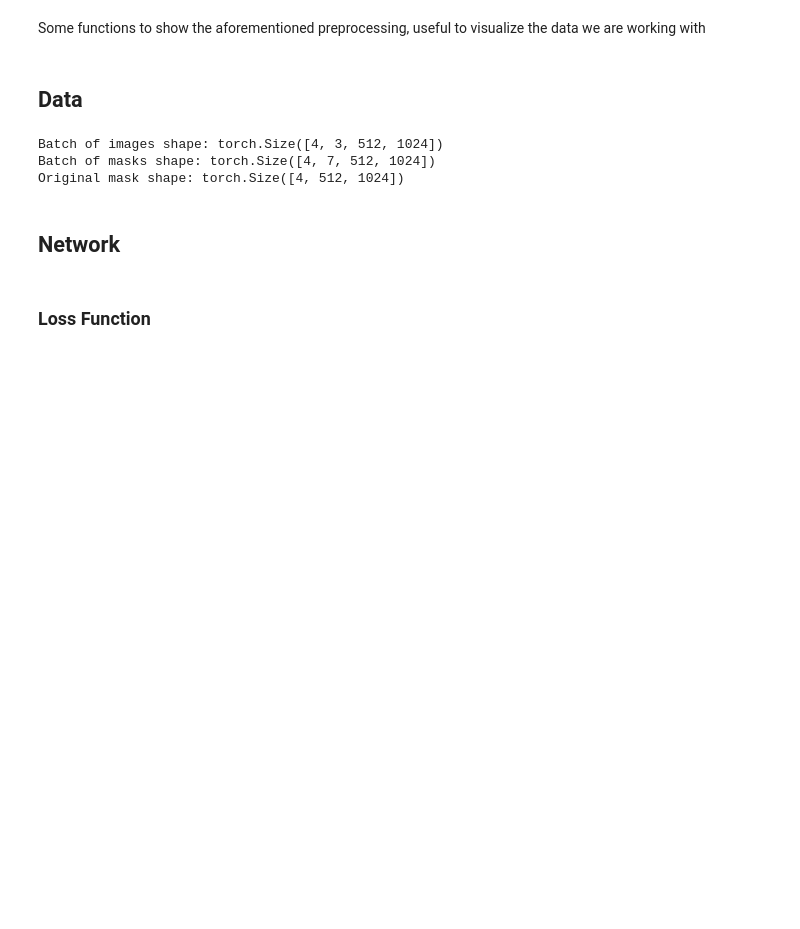
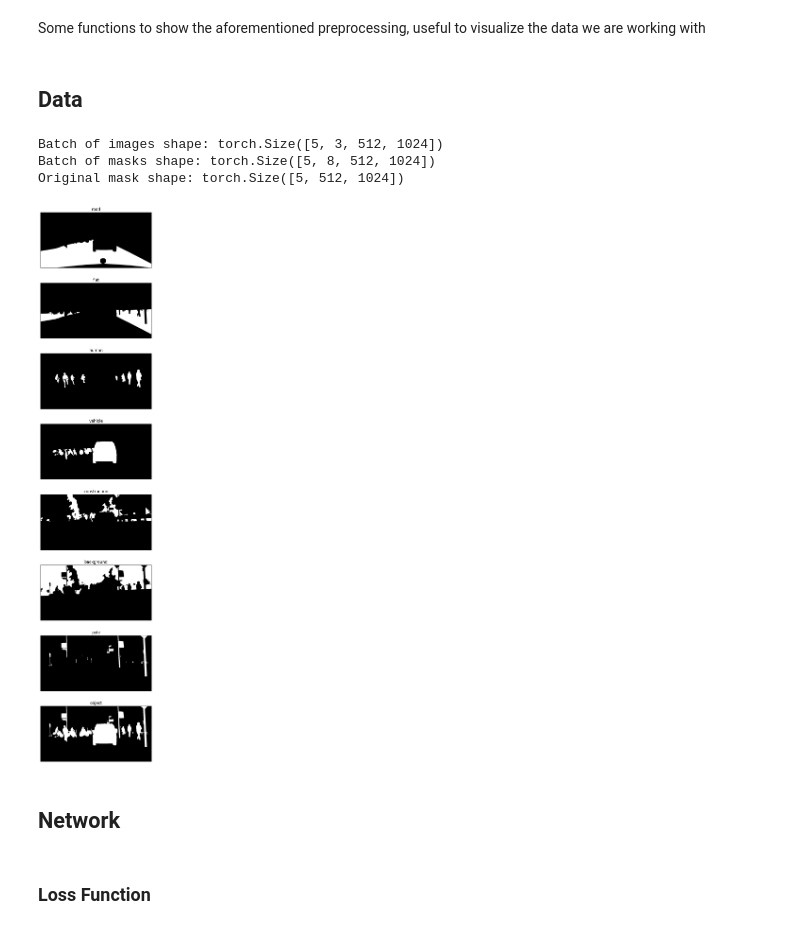
Before and after one commit to DaniPet02/CV-hw, a Jupyter notebook: src/model.ipynb, the cells around one changed output. Cells and saved outputs as stored; diff of their text form; code cells hidden in the pictures; blank space fills up the shorter version.

Commit message:
Updated the macro classes

```diff
--- a/src/model.ipynb
+++ b/src/model.ipynb
@@ -56,7 +56,8 @@ MACRO_CLASSES = {
     "vehicle": 3,
     "construction": 4,
     "background": 5,
-    "object": 6,  # auxiliary objectness channel
+    "pole": 6,
+    "object": 7,  # auxiliary objectness channel
 }
 
 # Map from original label ID to (macro class or None, is_object)   [None is only for the poles and traffic signs and lights]
@@ -66,9 +67,9 @@ CLASS_MAPPING = {
     11: ("construction", False), # building
     12: ("construction", False), # wall
     13: ("construction", False), # fence
-    17: ("construction", True),  # pole
-    19: ("construction", True),  # traffic sign
-    20: ("construction", True),  # traffic light
+    17: ("pole", True),  # pole
+    19: ("pole", True),  # traffic sign
+    20: ("pole", True),  # traffic light
     21: ("background", False), # vegetation
     22: ("flat", False), # terrain
     23: ("background", False), # sky
@@ -235,8 +236,8 @@ if not is_fixed:
 
 With these functions, we convert labels and images from the dataset into PyTorch tensors, in order to feed them to the network and begin the training process
 # %%
-# Prepare a mapping from original labels to macro class index (0 to 6)
-# For original labels mapped to None macro class (like poles, signs, lights), only 'object' class (6) will be set.
+# Prepare a mapping from original labels to macro class index (0 to 7)
+# For original labels mapped to None macro class (like poles, signs, lights), only 'object' class (7) will be set.
 
 LABEL_TO_MACRO_IDX = {}
 
@@ -250,16 +251,16 @@ for original_id, (macro_class, is_object) in CLASS_MAPPING.items():
 
 def convert_label_to_multilabel_one_hot(label, dataset):
     """
-    Converts 2D label mask [H, W] with Cityscapes original IDs into a multi-label one-hot encoding tensor [7, H, W].
-    The last channel (index 6) corresponds to the 'object' auxiliary channel.
+    Converts 2D label mask [H, W] with Cityscapes original IDs into a multi-label one-hot encoding tensor [8, H, W].
+    The last channel (index 7) corresponds to the 'object' auxiliary channel.
     """
 
     # Get the spatial dimensions of the label mask
     height, width = label.shape
 
-    # Initialize the output tensor with 7 channels (macro-classes), filled with zeros.
+    # Initialize the output tensor with 8 channels (macro-classes), filled with zeros.
     # Each channel corresponds to a macro-class.
-    multilabel = torch.zeros((7, height, width), dtype=torch.float32)
+    multilabel = torch.zeros((8, height, width), dtype=torch.float32)
 
     if dataset == "cityscapes":
         # Iterate over each original class ID defined in the CLASS_MAPPING
@@ -280,7 +281,7 @@ def convert_label_to_multilabel_one_hot(label, dataset):
                 multilabel[MACRO_CLASSES["object"]][mask] = 1.0  # Set the object class channel to 1
     elif dataset == "lostandfound":
         height, width = label.shape
-        multilabel = torch.zeros((7, height, width), dtype=torch.float32)
+        multilabel = torch.zeros((8, height, width), dtype=torch.float32)
 
         road_mask = (label == 1)
         object_mask_1 = (label != 1)
@@ -292,7 +293,7 @@ def convert_label_to_multilabel_one_hot(label, dataset):
     else:
         print("you have to choose a dataset between cityscapes and lostandfound\n ")
 
-    # Return the resulting multi-label one-hot tensor of shape [7, H, W]
+    # Return the resulting multi-label one-hot tensor of shape [8, H, W]
     return multilabel
 # %% [markdown]
 **Boundaries Detection**
@@ -364,9 +365,9 @@ def get_boundary_mask_batch(label_masks, kernel_size=3, iterations=2):
 # %% [markdown]
 Some functions to show the aforementioned preprocessing, useful to visualize the data we are working with
 # %%
-class_names_7 = ["road", "flat", "human", "vehicle", "construction", "background", "object"]
+class_names_8 = ["road", "flat", "human", "vehicle", "construction", "background", "pole", "object"]
 
-def visualize_one_hot_vertical(one_hot, class_names=None, max_classes=7):
+def visualize_one_hot_vertical(one_hot, class_names=None, max_classes=8):
     """
     Visualizes the one-hot encoded masks vertically.
     """
@@ -534,7 +545,7 @@ train_set = CityscapesTrainEvalDataset(relative_path + 'cityscapes_f/img/train',
 val_set = CityscapesTrainEvalDataset(relative_path + 'cityscapes_f/img/val', relative_path + 'cityscapes_f/mask/val')
 test_set = CityscapesTestDataset(relative_path + 'cityscapes_f/img/test')
 
-batch_size = 4
+batch_size = 5
 
 train_loader = DataLoader(train_set, batch_size=batch_size, shuffle=True, drop_last=True) # drop_last=True to ensure all batches have the same size
 val_loader = DataLoader(val_set, batch_size=batch_size, shuffle=False, drop_last=True)
@@ -542,15 +553,17 @@ test_loader = DataLoader(test_set, batch_size=batch_size, shuffle=False, drop_la
 
 for imgs, masks, original_mask in val_loader:
     print("Batch of images shape:", imgs.shape)  # Should be [B, 3, H, W]
-    print("Batch of masks shape:", masks.shape)  # Should be [B, 7, H, W]
+    print("Batch of masks shape:", masks.shape)  # Should be [B, 8, H, W]
     print("Original mask shape:", original_mask.shape)  # Should be [B, H, W]
     break  # Just to check the first batch
 # %% [output]
-Batch of images shape: torch.Size([4, 3, 512, 1024])
-Batch of masks shape: torch.Size([4, 7, 512, 1024])
-Original mask shape: torch.Size([4, 512, 1024])
+Batch of images shape: torch.Size([5, 3, 512, 1024])
+Batch of masks shape: torch.Size([5, 8, 512, 1024])
+Original mask shape: torch.Size([5, 512, 1024])
 # %%
-visualize_one_hot_vertical(masks[1], class_names=class_names_7)
+visualize_one_hot_vertical(masks[1], class_names=class_names_8)
+# %% [output]
+[figure, added]
 # %% [markdown]
 ## Network
 # %%
```
Also changed, not shown: parts of 32 cells of this notebook.
